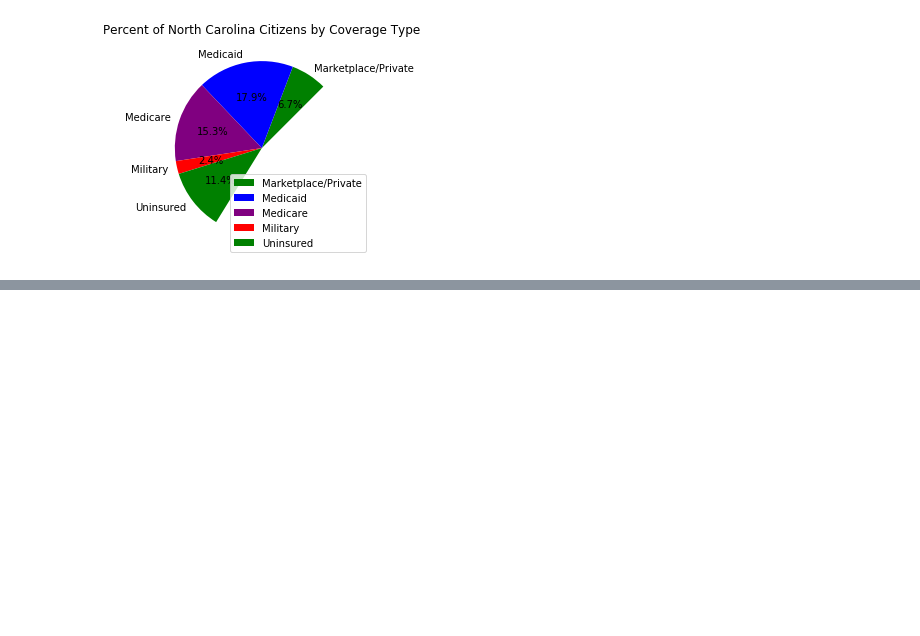
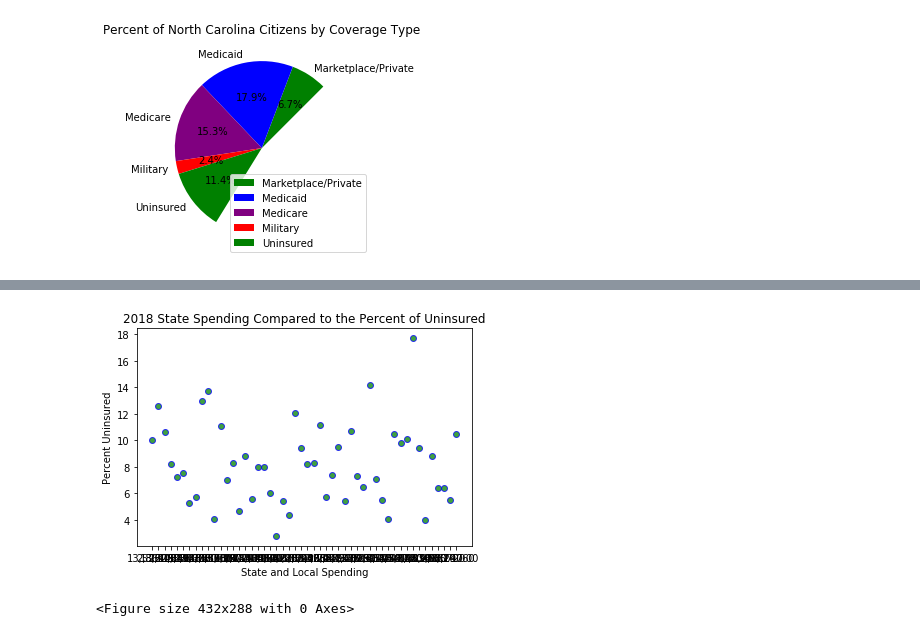
Before and after one commit to hannahlbridges/healthcare-access, a Jupyter notebook: static/python/plots.ipynb, the cells around one changed output, grey strips where cells are left out. Cells and saved outputs as stored; diff of their text form; code cells hidden in the pictures; blank space fills up the shorter version.

Commit message:
add plot

```diff
--- a/static/python/plots.ipynb
+++ b/static/python/plots.ipynb
@@ -53,0 +50,14 @@ AttributeError: 'Line2D' object has no property 'xlabel'
+# %%
+x_values = state_data['State and Local Spending']
+y_values = state_data['2018 Uninsured']
+
+plt.scatter(x_values, y_values, marker='o', facecolors='green', edgecolors='blue', alpha=.75)
+plt.ylabel('Percent Uninsured')
+plt.xlabel('State and Local Spending')
+plt.title('2018 State Spending Compared to the Percent of Uninsured')
+
+plt.show()
+plt.savefig('spending_uninsured.png')
+# %% [output]
+[figure, added]
+<Figure size 432x288 with 0 Axes>
```
Also changed, not shown: parts of 1 cell of this notebook, 2 other files.
